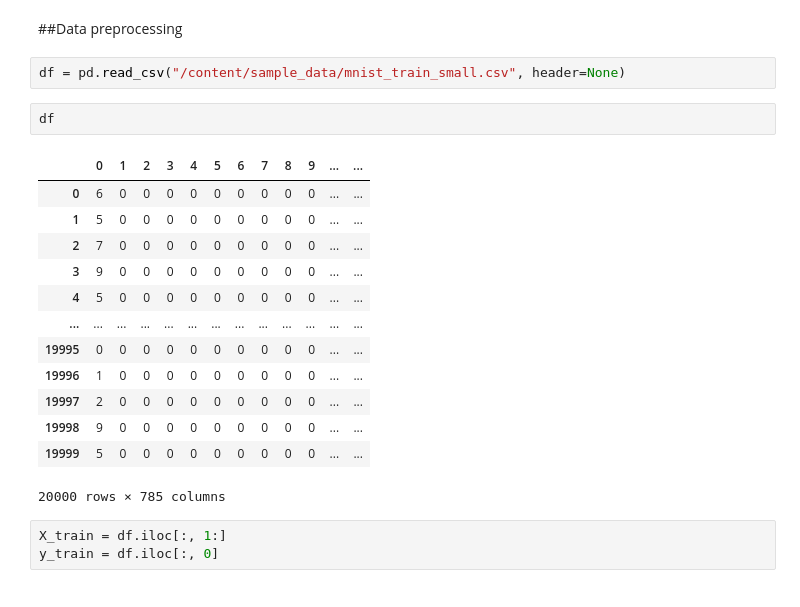
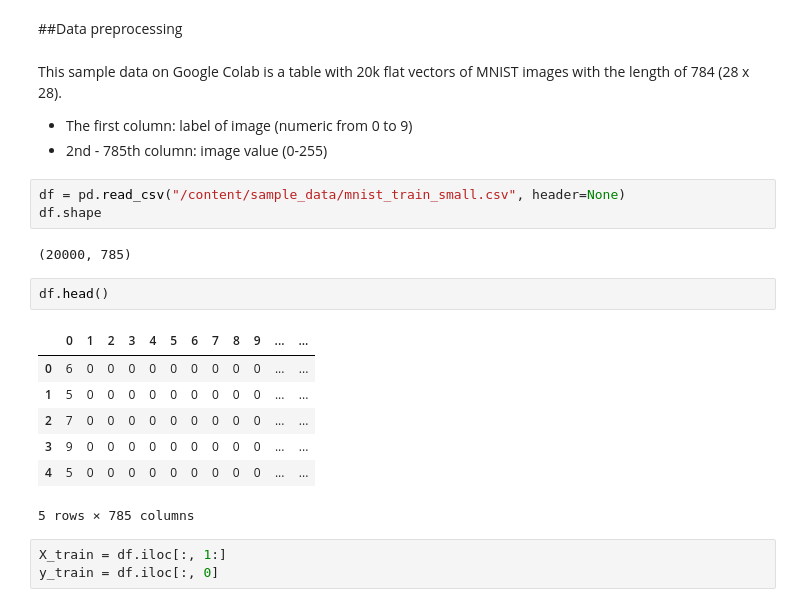
Before and after one commit to kenyam1979/Simple-CNN-MNIST, a Jupyter notebook: Test_keras.ipynb, the cells around one changed output. Saved outputs shown, nothing was run; the diff lists cells and outputs as text.

```diff
--- a/Test_keras.ipynb
+++ b/Test_keras.ipynb
@@ -9,24 +9,26 @@ import matplotlib.pyplot as plt
 from tensorflow import keras
 # %% [markdown]
 ##Data preprocessing
+# %% [markdown]
+This sample data on Google Colab is a table with 20k flat vectors of MNIST images with the length of 784 (28 x 28).
+
+* The first column: label of image (numeric from 0 to 9)
+* 2nd - 785th column: image value (0-255)
 # %%
 df = pd.read_csv("/content/sample_data/mnist_train_small.csv", header=None)
+df.shape
+# %% [output]
+(20000, 785)
 # %%
-df
+df.head()
 # %% [output]
 |  | 0 | 1 | 2 | 3 | 4 | 5 | 6 | 7 | 8 | 9 | ... | ... |
 | 0 | 6 | 0 | 0 | 0 | 0 | 0 | 0 | 0 | 0 | 0 | ... | ... |
 | 1 | 5 | 0 | 0 | 0 | 0 | 0 | 0 | 0 | 0 | 0 | ... | ... |
 | 2 | 7 | 0 | 0 | 0 | 0 | 0 | 0 | 0 | 0 | 0 | ... | ... |
 | 3 | 9 | 0 | 0 | 0 | 0 | 0 | 0 | 0 | 0 | 0 | ... | ... |
 | 4 | 5 | 0 | 0 | 0 | 0 | 0 | 0 | 0 | 0 | 0 | ... | ... |
-| ... | ... | ... | ... | ... | ... | ... | ... | ... | ... | ... | ... | ... |
-| 19995 | 0 | 0 | 0 | 0 | 0 | 0 | 0 | 0 | 0 | 0 | ... | ... |
-| 19996 | 1 | 0 | 0 | 0 | 0 | 0 | 0 | 0 | 0 | 0 | ... | ... |
-| 19997 | 2 | 0 | 0 | 0 | 0 | 0 | 0 | 0 | 0 | 0 | ... | ... |
-| 19998 | 9 | 0 | 0 | 0 | 0 | 0 | 0 | 0 | 0 | 0 | ... | ... |
-| 19999 | 5 | 0 | 0 | 0 | 0 | 0 | 0 | 0 | 0 | 0 | ... | ... |
-20000 rows × 785 columns
+5 rows × 785 columns
 # %%
 X_train = df.iloc[:, 1:]
 y_train = df.iloc[:, 0]
```
Also changed, not shown: parts of 7 cells of this notebook.
